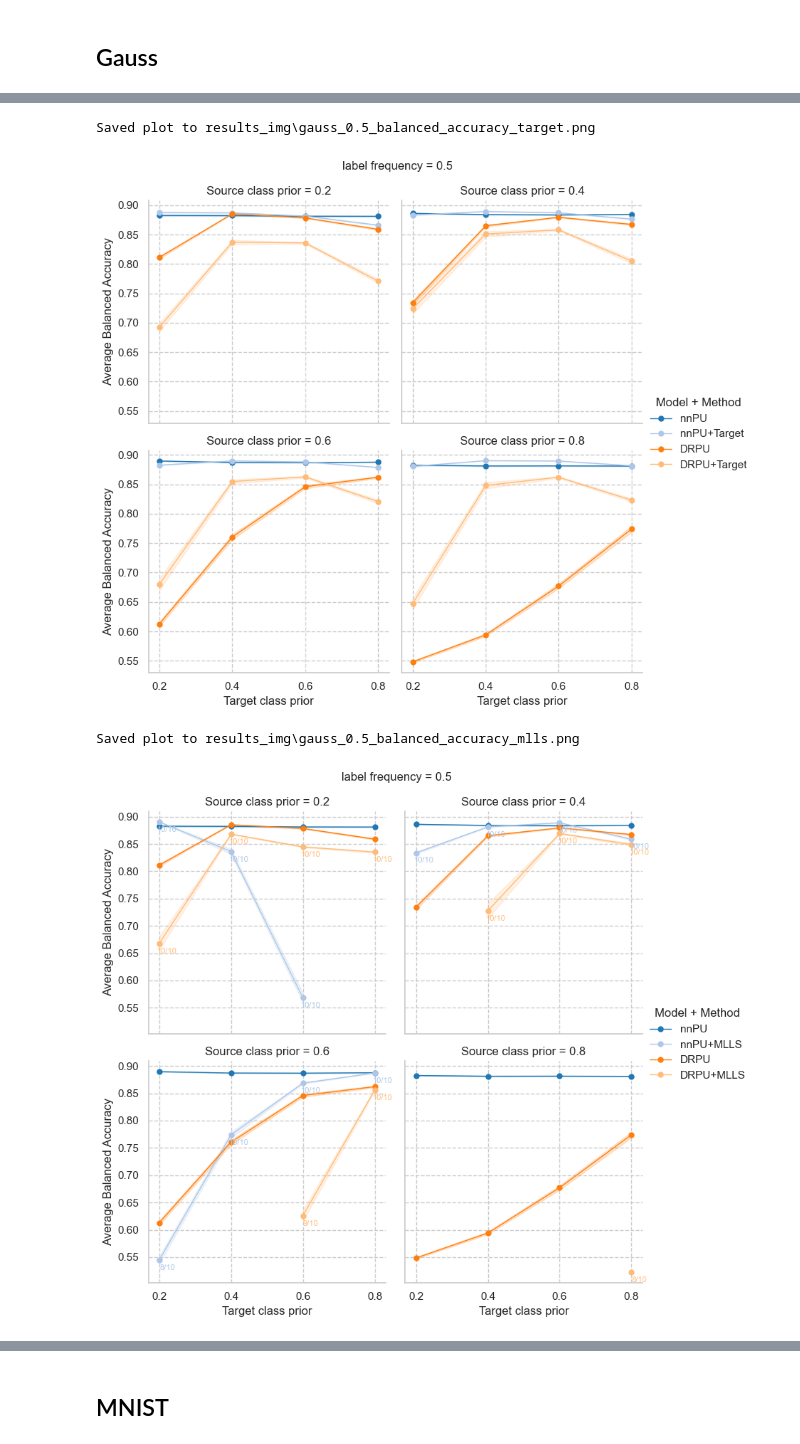
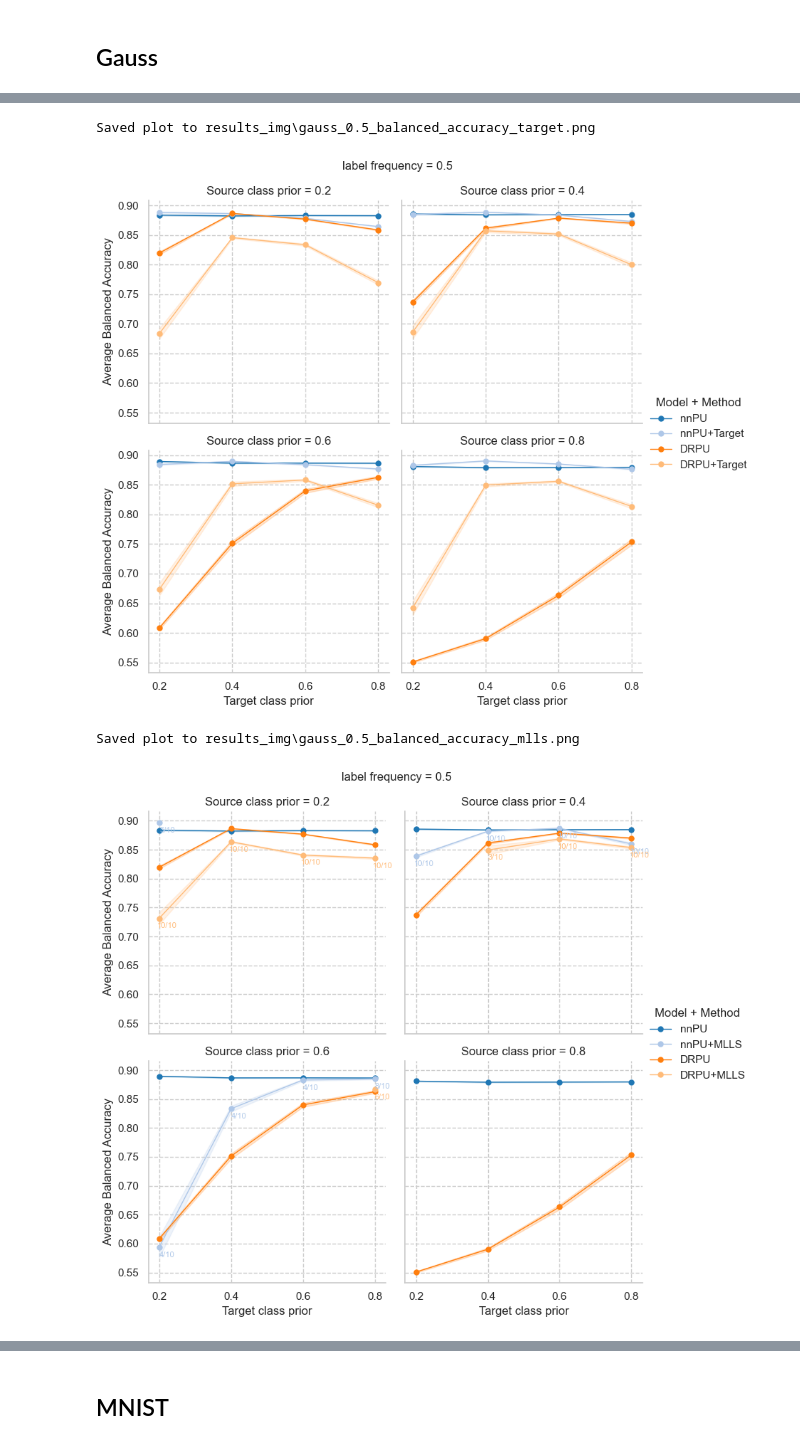
Before and after one commit to izabelatelejko/2026-PULS-Master, a Jupyter notebook: evaluation.ipynb, the cells around one changed output, grey strips where cells are left out. Cells and saved outputs as stored; diff of their text form; code cells hidden in the pictures.

```diff
--- a/evaluation.ipynb
+++ b/evaluation.ipynb
@@ -166,7 +178,7 @@ Saved plot to results_img\gauss_0.5_balanced_accuracy_ta.png
 # %%
 # Average Balanced Accuracy of different trained classifiers for Gaussian Dataset (n = n′ = 5000, K = 10)
 
-dataset_name = 'GaussFixed'
+dataset_name = 'GaussNew'
 mean = 0.8
 n = 5000
 label_frequency = 0.5
@@ -179,23 +191,23 @@ df_metric = df_metric[df_metric['method'].isin(['DRPU', 'nnPU', 'nnPU+Target', '
 plot_metric(df_metric, 'Balanced Accuracy', pi_grid, label_frequency, verbose=True, show_se=True, K=10, save=True, dataset_name='gauss', identifier='target')
 # %% [output]
 Saved plot to results_img\gauss_0.5_balanced_accuracy_target.png
-[figure, old version]
+[figure, new version]
 # %%
 # Average Balanced Accuracy of different trained classifiers for Gaussian Dataset (n = n′ = 5000, K = 10)
 
-dataset_name = 'GaussFixed'
+dataset_name = 'GaussNew'
 mean = 0.8
 n = 5000
 label_frequency = 0.5
 pi_grid = [0.2, 0.4, 0.6, 0.8]
 
 df_metric = evaluate_all_metrics(dataset_name, mean, n, label_frequency, pi_grid, pi_grid, convert_to_df=True, single_exp=False)
 df_metric = df_metric[df_metric['metric'].isin(['balanced_accuracy'])]
 df_metric = df_metric[df_metric['method'].isin(['DRPU+MLLS', 'nnPU+MLLS', 'nnPU', 'DRPU'])]
 plot_metric(df_metric, 'Balanced Accuracy', pi_grid, label_frequency, verbose=True, show_se=True, K=10, save=True, dataset_name='gauss', identifier='mlls')
 # %% [output]
 Saved plot to results_img\gauss_0.5_balanced_accuracy_mlls.png
-[figure, old version]
+[figure, new version]
 # %%
 # ROC Curve
 
```
Also changed, not shown: parts of 21 cells of this notebook, 29 other files.
